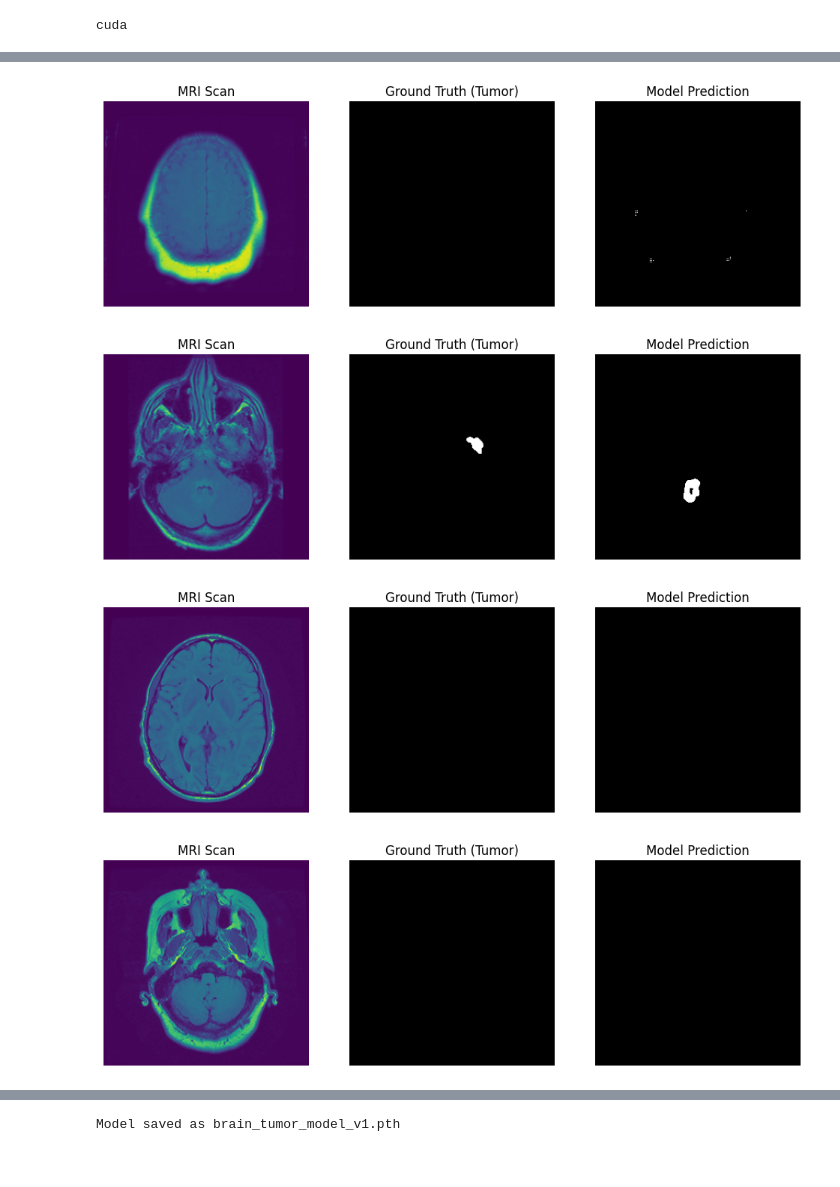
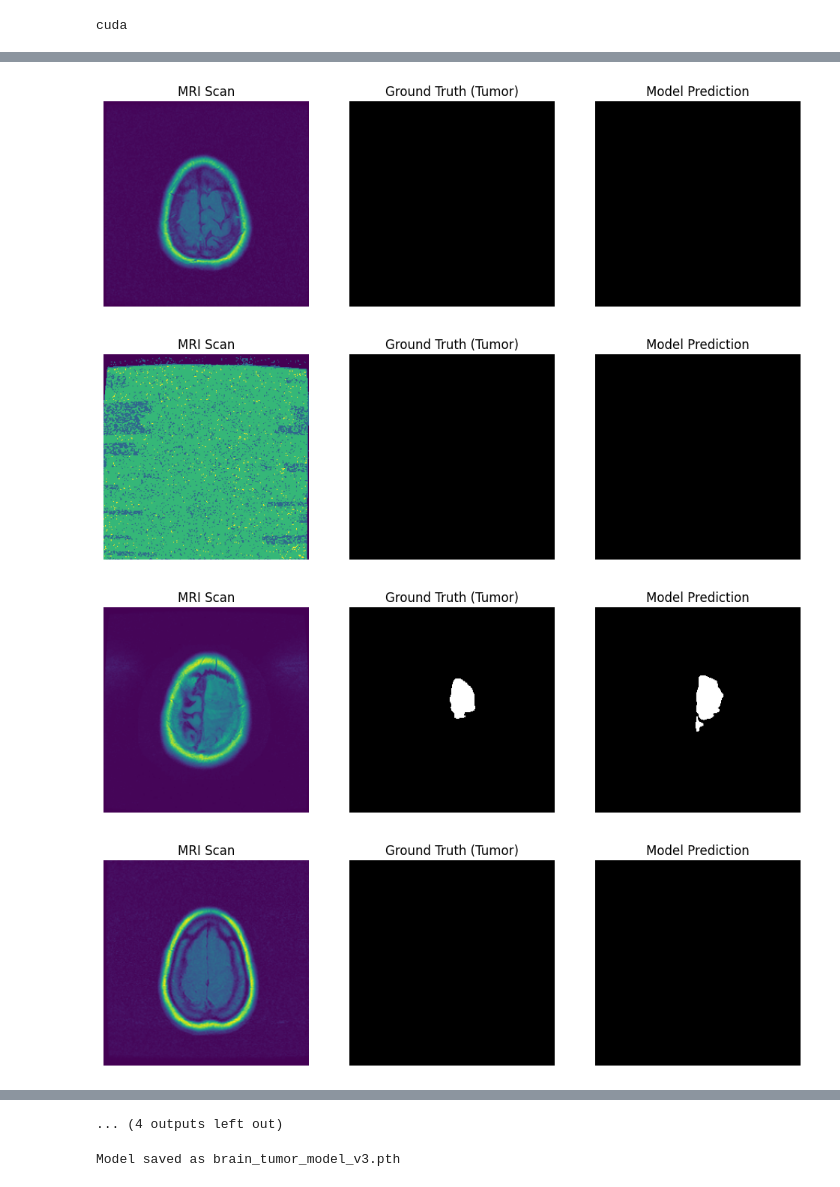
Before and after one commit to ShahafEnviro/TransUNet-Brain-MRI-Tumor-Segmentator, a Jupyter notebook: notebook.ipynb, the cells around one changed output, grey strips where cells are left out. Saved outputs shown, nothing was run; the diff lists cells and outputs as text; code cells hidden in the pictures.

Commit message:
Added v2 of the model - on full dataset, with refined notebook

```diff
--- a/notebook.ipynb
+++ b/notebook.ipynb
@@ -275,38 +228,36 @@ scaler = amp.GradScaler()
 num_epochs = 30
 
 for epoch in range(num_epochs):
-    # --- TRAINING ---
+    # Training
     model.train()
-    train_loss, train_h_dice = 0, 0
+    train_loss, train_dice_score = 0, 0
 
-    # Use tqdm to see real-time progress per batch
+    # dynamic progress bar
     pbar = tqdm(train_loader, desc=f"Epoch {epoch+1}/{num_epochs} [Train]")
 
     for images, masks in pbar:
         images, masks = images.to(device), masks.to(device)
         optimizer.zero_grad()
 
-        # 2. Autocast context for faster Transformer math
+        # Autocast context for faster Transformer math
         with amp.autocast():
             outputs = model(images)
-            # Weighted Loss: 80% Dice / 20% BCE
             loss = (0.8 * dice_loss(outputs, masks)) + (0.2 * criterion(outputs, masks))
 
-        # 3. Scaled Backward Pass
+        # Scaled Backward Pass
         scaler.scale(loss).backward()
         scaler.step(optimizer)
         scaler.update()
 
-        _, h_dice = get_metrics(outputs, masks)
+        _dice_score = dice_score(outputs, masks)
         train_loss += loss.item()
-        train_h_dice += h_dice
+        train_dice_score += _dice_score
 
-        # Update progress bar text
-        pbar.set_postfix({"loss": f"{loss.item():.4f}", "dice": f"{h_dice:.4f}"})
+        pbar.set_postfix({"loss": f"{loss.item():.4f}", "dice": f"{_dice_score:.4f}"}) # update progress bar
 
-    # --- VALIDATION ---
+    # Validation
     model.eval()
-    val_h_dice, max_p = 0, 0
+    val_dice_score, max_p = 0, 0
     with torch.no_grad():
         for images, masks in val_loader:
             images, masks = images.to(device), masks.to(device)
@@ -315,17 +266,15 @@ for epoch in range(num_epochs):
             with amp.autocast():
                 outputs = model(images)
 
-            _, h_dice = get_metrics(outputs, masks)
-            val_h_dice += h_dice
+            h_dice = dice_score(outputs, masks)
+            val_dice_score += h_dice
             max_p = max(max_p, torch.sigmoid(outputs).max().item())
 
-    avg_val_dice = val_h_dice / len(val_loader)
+    avg_val_dice = val_dice_score / len(val_loader)
 
-    # --- SCHEDULER STEP ---
     # Maximize Val Dice
     scheduler.step(avg_val_dice)
 
-    # --- LOGGING ---
     print(f"\nSummary Epoch [{epoch+1}/{num_epochs}] "
           f"Avg Loss: {train_loss/len(train_loader):.4f} | "
           f"Val Dice: {avg_val_dice:.4f} | "
@@ -359,7 +308,6 @@ Summary Epoch [12/30] Avg Loss: 0.7060 | Val Dice: 0.6128 | Max Prob: 1.0000 | L
 ------------------------------
 ... (18 outputs left out)
 # %%
-
 # 1. Clear the GPU cache from the training run
 torch.cuda.empty_cache()
 
@@ -374,35 +322,35 @@ with torch.no_grad():
     with torch.amp.autocast('cuda'):
         logits = model(images)
         preds = torch.sigmoid(logits) > 0.5
 
     # Move to CPU immediately to free up GPU space
     images = images.cpu()
     masks = masks.cpu()
     preds = preds.cpu()
 
-    for i in range(min(images.shape[0], 10)):  # Just show the first 5 to be safe
+    for i in range(min(images.shape[0], 30)):
         img = images[i].squeeze()
         gt = masks[i].squeeze()
         pred = preds[i].squeeze()
 
         fig, axes = plt.subplots(1, 3, figsize=(12, 4))
 
         axes[0].imshow(img)
         axes[0].set_title("MRI Scan")
         axes[0].axis("off")
 
         axes[1].imshow(gt, cmap="gray")
         axes[1].set_title("Ground Truth (Tumor)")
         axes[1].axis("off")
 
         axes[2].imshow(pred, cmap="gray")
         axes[2].set_title(f"Model Prediction")
         axes[2].axis("off")
 
         plt.show()
         plt.close(fig) # CRITICAL: This prevents the 'Watchdog' from hanging
 # %% [output]
-[figure, old version]
+[figure, new version]
-[figure, old version]
+[figure, new version]
-[figure, old version]
+[figure, new version]
-[figure, old version]
+[figure, new version]
@@ -415,6 +365,7 @@ with torch.no_grad():
+... (4 outputs left out)
 # %%
-# Save the weights to a file
-torch.save(model.state_dict(), "models/brain_tumor_model_v1.pth")
-print("Model saved as brain_tumor_model_v1.pth")
+# Save model
+torch.save(model.state_dict(), "models/brain_tumor_model_v2/brain_tumor_model_v2.pth")
+print("Model saved as brain_tumor_model_v2.pth")
 # %% [output]
-Model saved as brain_tumor_model_v1.pth
+Model saved as brain_tumor_model_v3.pth
```
Also changed, not shown: parts of 7 cells of this notebook, 5 other files.
